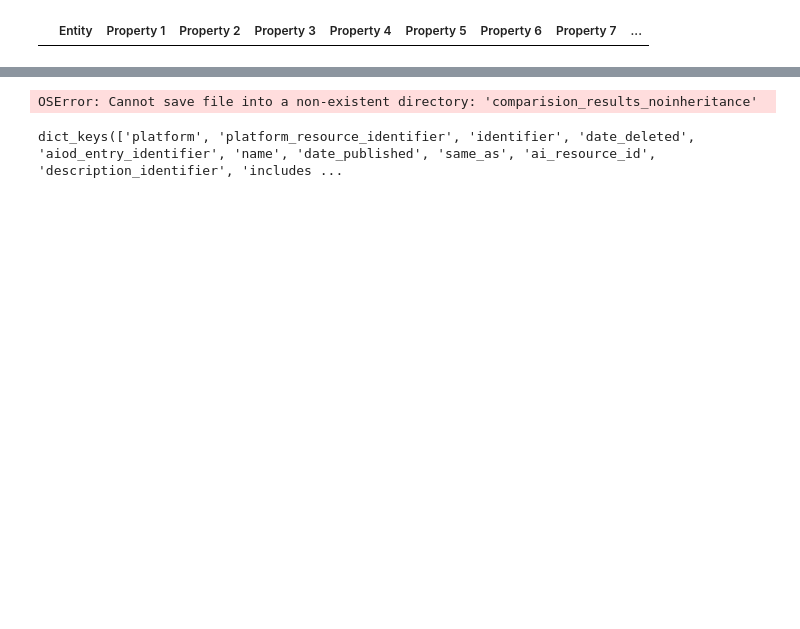
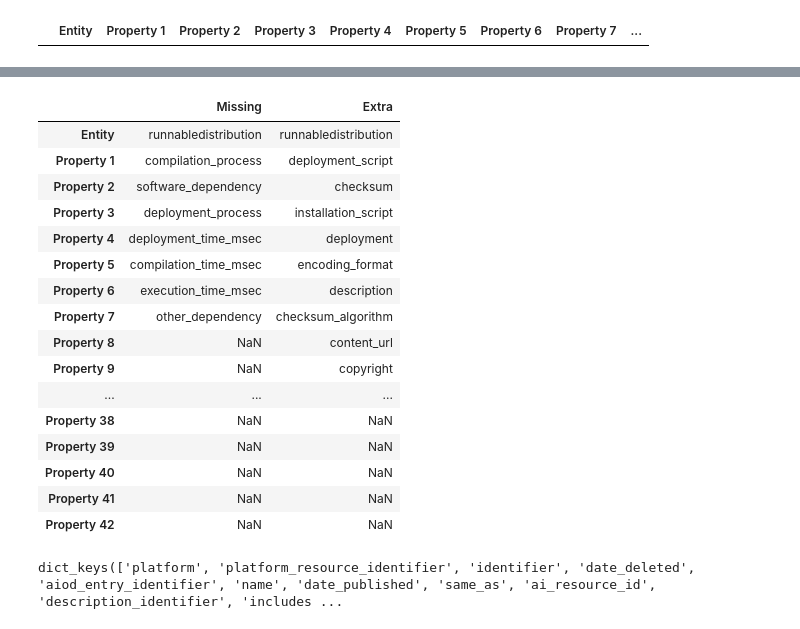
Before and after one commit to crocmons/AIOD-rest-api, a Jupyter notebook: generate_json_schema/generate_schema_no_inheritance.ipynb, the cells around one changed output, grey strips where cells are left out. Saved outputs shown, nothing was run; the diff lists cells and outputs as text; code cells hidden in the pictures; blank space fills up the shorter version.

Commit message:
update code and comparision files

```diff
--- a/generate_json_schema/generate_schema_no_inheritance.ipynb
+++ b/generate_json_schema/generate_schema_no_inheritance.ipynb
@@ -547,14 +543,32 @@ missing_properties_df
+# %%
+df_combined = pd.concat([missing_properties_df.iloc[1], extra_properties_df.loc[6]], axis=1)
+df_combined.columns = ["Missing", "Extra"]
+df_combined
+# %% [output]
+|  | Missing | Extra |
+| Entity | runnabledistribution | runnabledistribution |
+| Property 1 | compilation_process | deployment_script |
+| Property 2 | software_dependency | checksum |
+| Property 3 | deployment_process | installation_script |
+| Property 4 | deployment_time_msec | deployment |
+| Property 5 | compilation_time_msec | encoding_format |
+| Property 6 | execution_time_msec | description |
+| Property 7 | other_dependency | checksum_algorithm |
+| Property 8 | NaN | content_url |
+| Property 9 | NaN | copyright |
+| ... | ... | ... |
+| Property 38 | NaN | NaN |
+| Property 39 | NaN | NaN |
+| Property 40 | NaN | NaN |
+| Property 41 | NaN | NaN |
+| Property 42 | NaN | NaN |
 # %%
 # save the df in a csv
 
-missing_properties_df.to_csv(
-    "comparision_results_noinheritance/missing_properties.csv", index=False
-)
+missing_properties_df.to_csv("comparision_results_noinheritance/missing_properties.csv", index=False)
 missing_entities_df.to_csv("comparision_results_noinheritance/missing_entities.csv", index=False)
 extra_entities_df.to_csv("comparision_results_noinheritance/extra_entities.csv", index=False)
 extra_properties_df.to_csv("comparision_results_noinheritance/extra_properties.csv", index=False)
-# %% [output]
-OSError: Cannot save file into a non-existent directory: 'comparision_results_noinheritance'
 # %%
 all_schemas["resourcebundle"]["properties"].keys()
 # %% [output]
```
Also changed, not shown: parts of 5 cells of this notebook, 9 other files.
